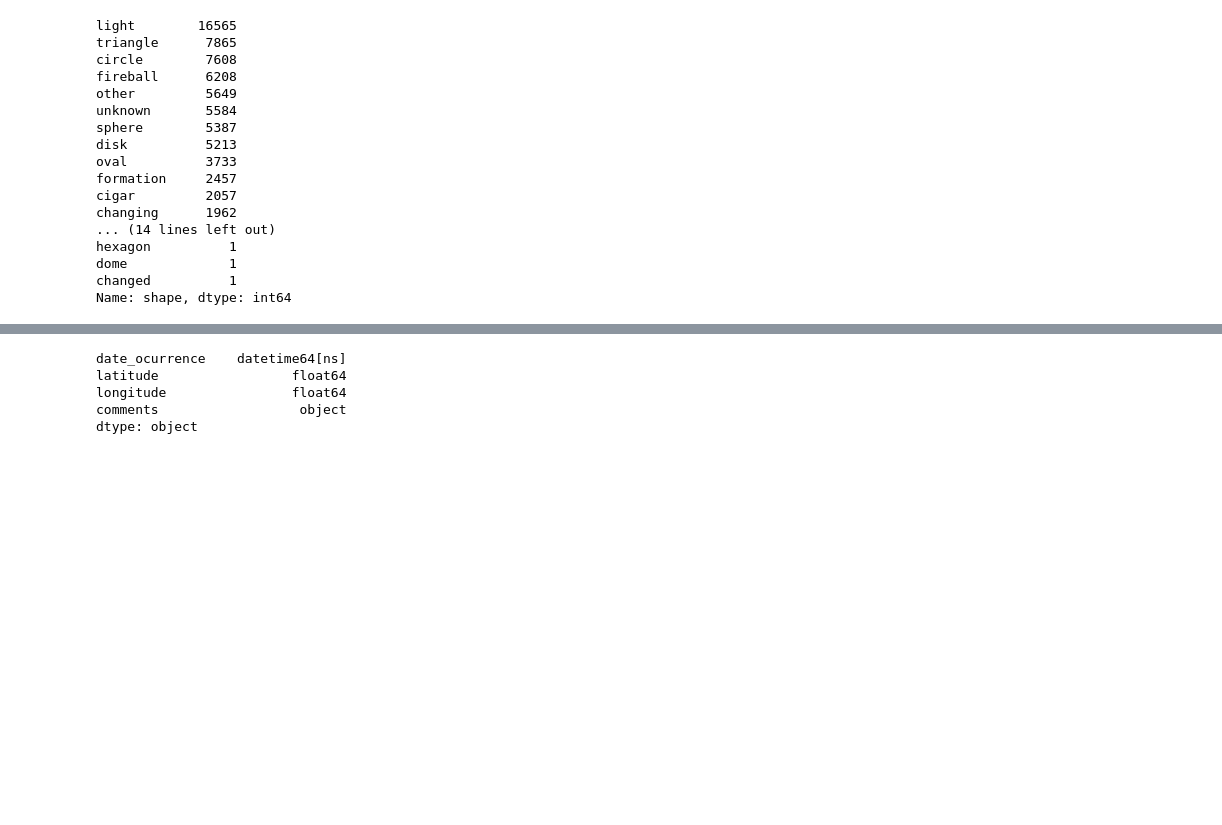
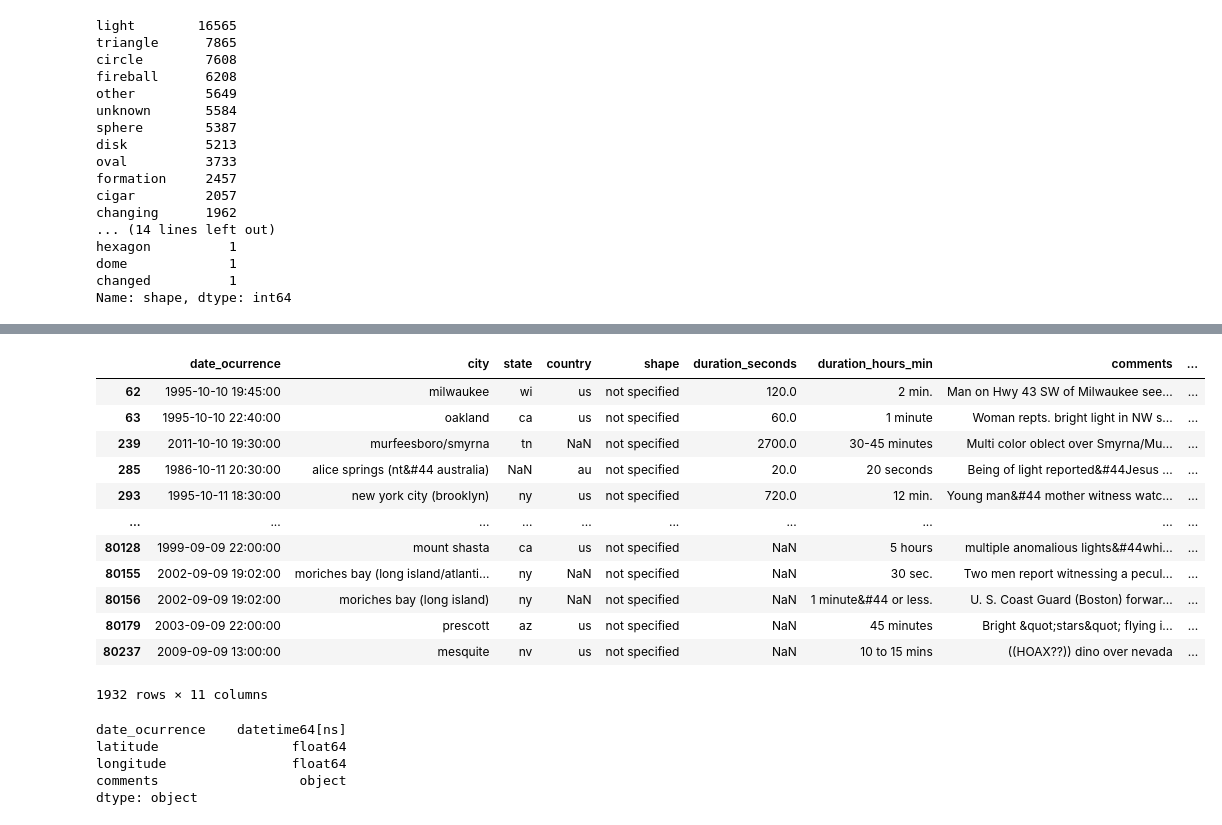
Before and after one commit to allison713/Project-3, a Jupyter notebook: Cleaning UFOS1.ipynb, the cells around one changed output, grey strips where cells are left out. Cells and saved outputs as stored; diff of their text form; code cells hidden in the pictures; blank space fills up the shorter version.

```diff
--- a/Cleaning UFOS1.ipynb
+++ b/Cleaning UFOS1.ipynb
@@ -339,3 +357,19 @@ df['shape'].isna().sum()
+# %%
+df[df["shape"]=="not specified"]
+# %% [output]
+|  | date_ocurrence | city | state | country | shape | duration_seconds | duration_hours_min | comments | ... |
+| 62 | 1995-10-10 19:45:00 | milwaukee | wi | us | not specified | 120.0 | 2 min. | Man on Hwy 43 SW of Milwaukee see... | ... |
+| 63 | 1995-10-10 22:40:00 | oakland | ca | us | not specified | 60.0 | 1 minute | Woman repts. bright light in NW s... | ... |
+| 239 | 2011-10-10 19:30:00 | murfeesboro/smyrna | tn | NaN | not specified | 2700.0 | 30-45 minutes | Multi color oblect over Smyrna/Mu... | ... |
+| 285 | 1986-10-11 20:30:00 | alice springs (nt&#44 australia) | NaN | au | not specified | 20.0 | 20 seconds | Being of light reported&#44Jesus ... | ... |
+| 293 | 1995-10-11 18:30:00 | new york city (brooklyn) | ny | us | not specified | 720.0 | 12 min. | Young man&#44 mother witness watc... | ... |
+| ... | ... | ... | ... | ... | ... | ... | ... | ... | ... |
+| 80128 | 1999-09-09 22:00:00 | mount shasta | ca | us | not specified | NaN | 5 hours | multiple anomalious lights&#44whi... | ... |
+| 80155 | 2002-09-09 19:02:00 | moriches bay (long island/atlanti... | ny | NaN | not specified | NaN | 30 sec. | Two men report witnessing a pecul... | ... |
+| 80156 | 2002-09-09 19:02:00 | moriches bay (long island) | ny | NaN | not specified | NaN | 1 minute&#44 or less. | U. S. Coast Guard (Boston) forwar... | ... |
+| 80179 | 2003-09-09 22:00:00 | prescott | az | us | not specified | NaN | 45 minutes | Bright &quot;stars&quot; flying i... | ... |
+| 80237 | 2009-09-09 13:00:00 | mesquite | nv | us | not specified | NaN | 10 to 15 mins | ((HOAX??)) dino over nevada | ... |
+1932 rows × 11 columns
 # %%
 #Clean the typos in shapes
 df[df["shape"]=="changed"].assign(shape="changing")
```
Also changed, not shown: parts of 4 cells of this notebook, 8 other files.
